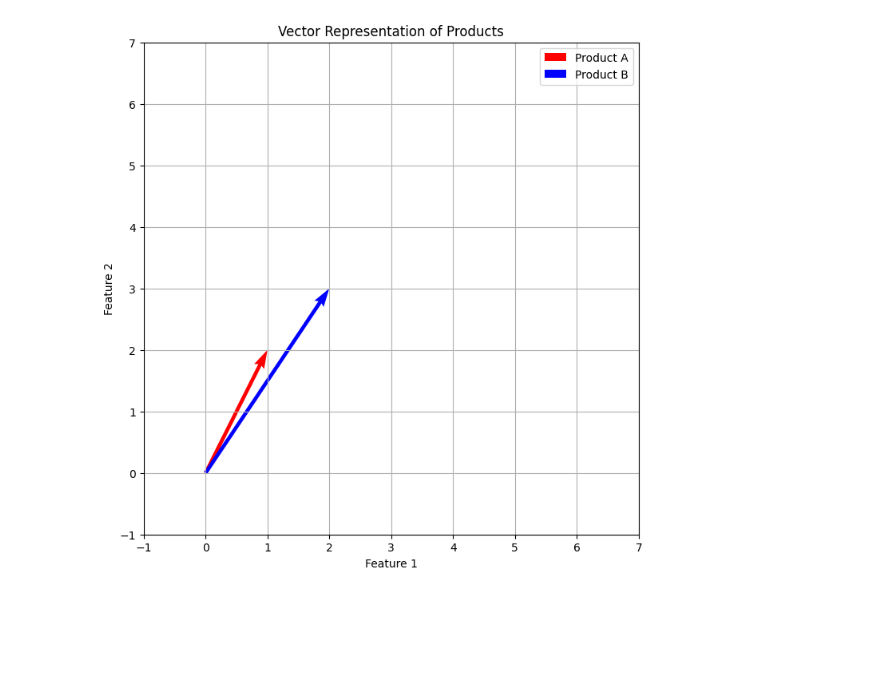
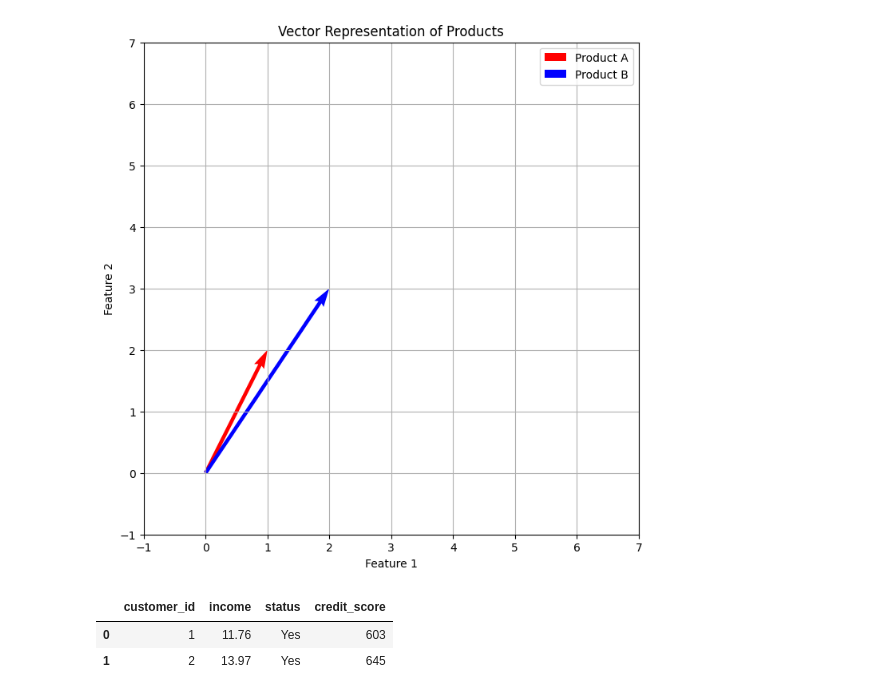
Before and after one commit to rahul8879/coachX_ds, a Jupyter notebook: Math/01_linear_algebra.ipynb, the cells around one changed output. Cells and saved outputs as stored; diff of their text form; code cells hidden in the pictures; blank space fills up the shorter version.

```diff
--- a/Math/01_linear_algebra.ipynb
+++ b/Math/01_linear_algebra.ipynb
@@ -109,0 +126,6 @@ Angle between product A and product B: 5.76818118618818 degrees
+# %%
+df.head(2)
+# %% [output]
+|  | customer_id | income | status | credit_score |
+| 0 | 1 | 11.76 | Yes | 603 |
+| 1 | 2 | 13.97 | Yes | 645 |
```
Also changed, not shown: parts of 3 cells of this notebook, 1 other file.
